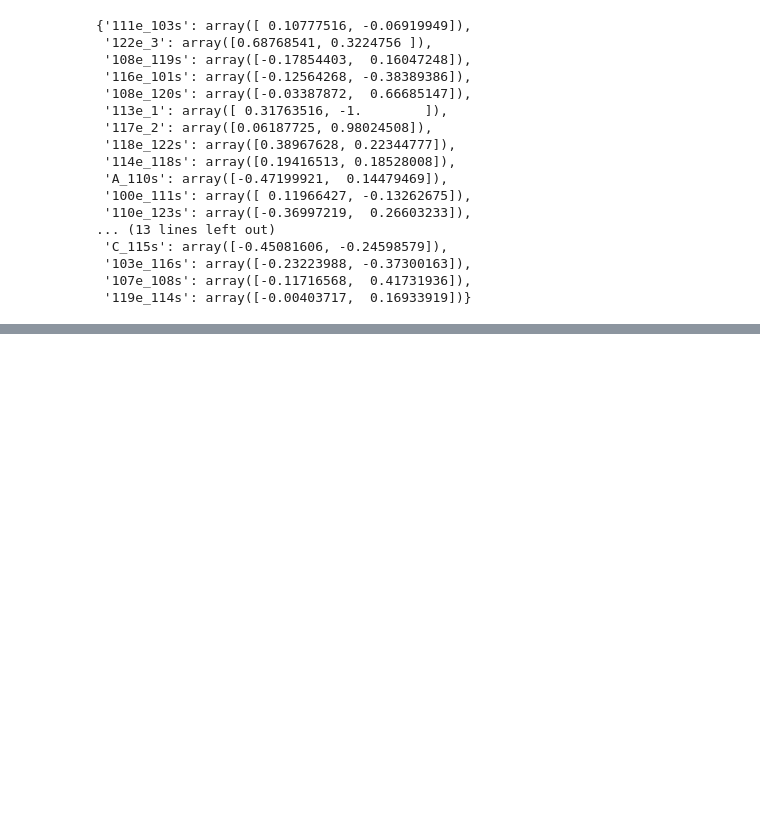
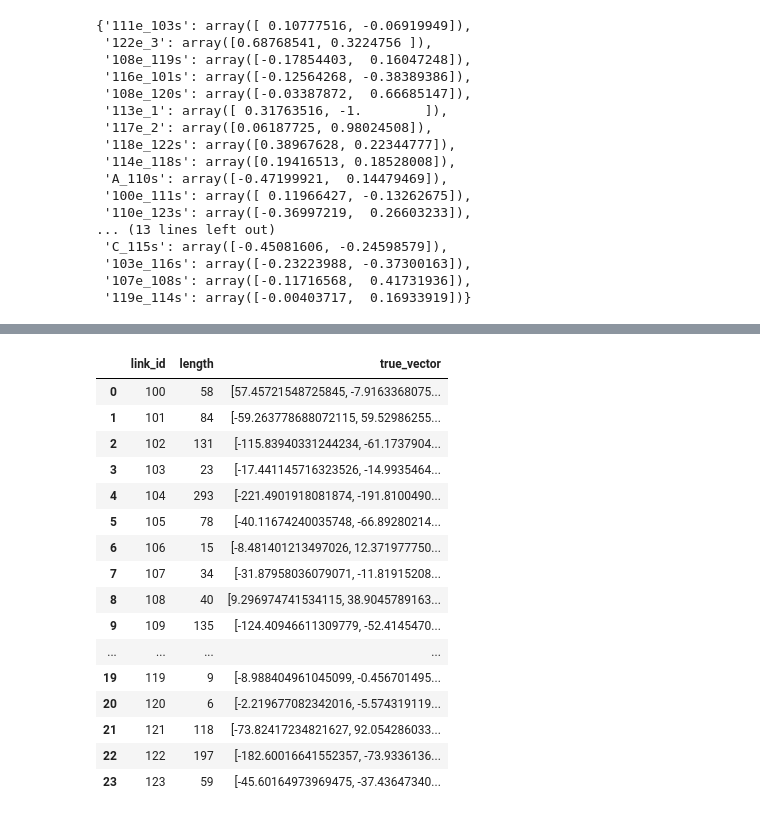
Before and after one commit to muciyuallen/TrafficFlowOptimization, a Jupyter notebook: NetWork Visualization.ipynb, the cells around one changed output, grey strips where cells are left out. Saved outputs shown, nothing was run; the diff lists cells and outputs as text; code cells hidden in the pictures; blank space fills up the shorter version.

```diff
--- a/NetWork Visualization.ipynb
+++ b/NetWork Visualization.ipynb
@@ -231,0 +292,13 @@ pos
+# %%
+# store unit vector of links, keyed by link_id
+uv_dict = dict()
+for edge in Links.edges:
+    link_id = search_link(edge)
+    uv_dict[link_id] = normalize_vector(get_vector(edge, pos))
+
+# add the unit vector column to links dataframe
+links['unit_vector'] = links.link_id.apply(lambda x: uv_dict[x])
+links['true_vector'] = links.length * links.unit_vector
+
+tv_dict = dict(zip(links.link_id, links.true_vector))
+tv_dict
@@ -231,0 +323,20 @@ pos
+# %%
+links[['link_id', 'length', 'true_vector']]
+# %% [output]
+|  | link_id | length | true_vector |
+| 0 | 100 | 58 | [57.45721548725845, -7.9163368075... |
+| 1 | 101 | 84 | [-59.263778688072115, 59.52986255... |
+| 2 | 102 | 131 | [-115.83940331244234, -61.1737904... |
+| 3 | 103 | 23 | [-17.441145716323526, -14.9935464... |
+| 4 | 104 | 293 | [-221.4901918081874, -191.8100490... |
+| 5 | 105 | 78 | [-40.11674240035748, -66.89280214... |
+| 6 | 106 | 15 | [-8.481401213497026, 12.371977750... |
+| 7 | 107 | 34 | [-31.87958036079071, -11.81915208... |
+| 8 | 108 | 40 | [9.296974741534115, 38.9045789163... |
+| 9 | 109 | 135 | [-124.40946611309779, -52.4145470... |
+| ... | ... | ... | ... |
+| 19 | 119 | 9 | [-8.988404961045099, -0.456701495... |
+| 20 | 120 | 6 | [-2.219677082342016, -5.574319119... |
+| 21 | 121 | 118 | [-73.82417234821627, 92.054286033... |
+| 22 | 122 | 197 | [-182.60016641552357, -73.9336136... |
+| 23 | 123 | 59 | [-45.60164973969475, -37.43647340... |
```
Also changed, not shown: parts of 11 cells of this notebook.
